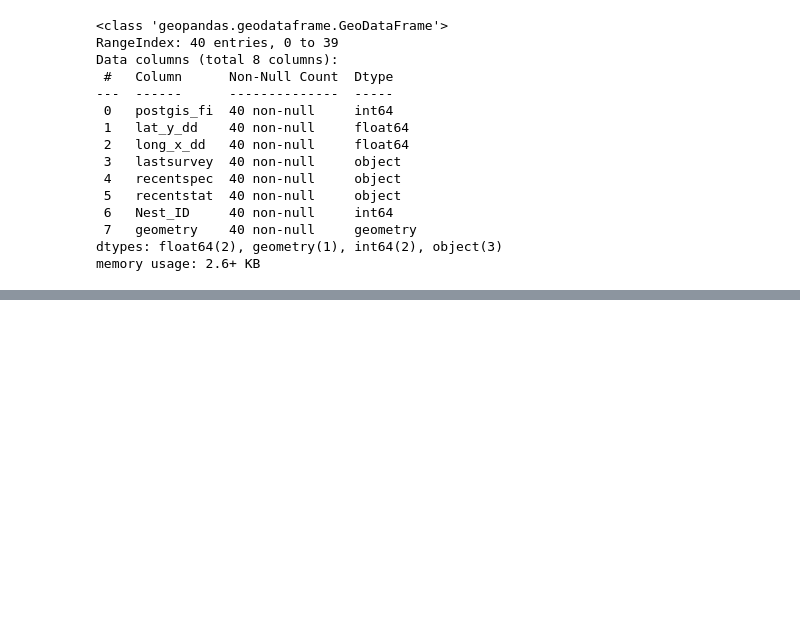
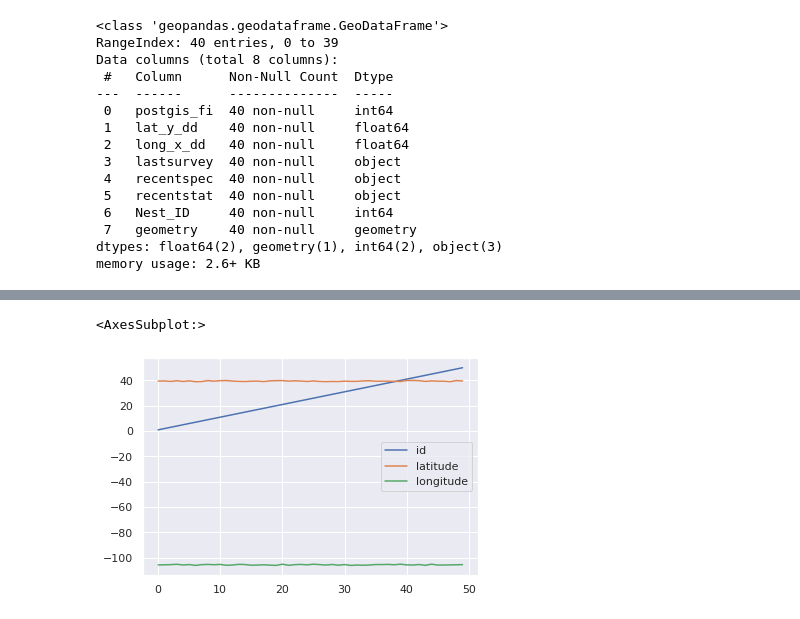
Before and after one commit to hanyelshafey/colorado_wildlife, a Jupyter notebook: hany_geopandas.ipynb, the cells around one changed output, grey strips where cells are left out. Cells and saved outputs as stored; diff of their text form; code cells hidden in the pictures; blank space fills up the shorter version.

```diff
--- a/hany_geopandas.ipynb
+++ b/hany_geopandas.ipynb
@@ -419,0 +491,2 @@ boulder_nests
+# %%
+albatross = pd.read_excel("data/wildlife_sightings.xls", sheet_name="albatross")
@@ -419,0 +513,5 @@ boulder_nests
+# %%
+albatross.plot()#نﻻحظ البلوت للبيانات المكانيه بعد قرائتها من باندا انها لا تمثل خريطه لذلك وجب تحويل البيانات الغير مكانيه لبيانات مكانيه
+# %% [output]
+<AxesSubplot:>
+[figure, added]
```
Also changed, not shown: parts of 76 cells of this notebook, 22 other files.
